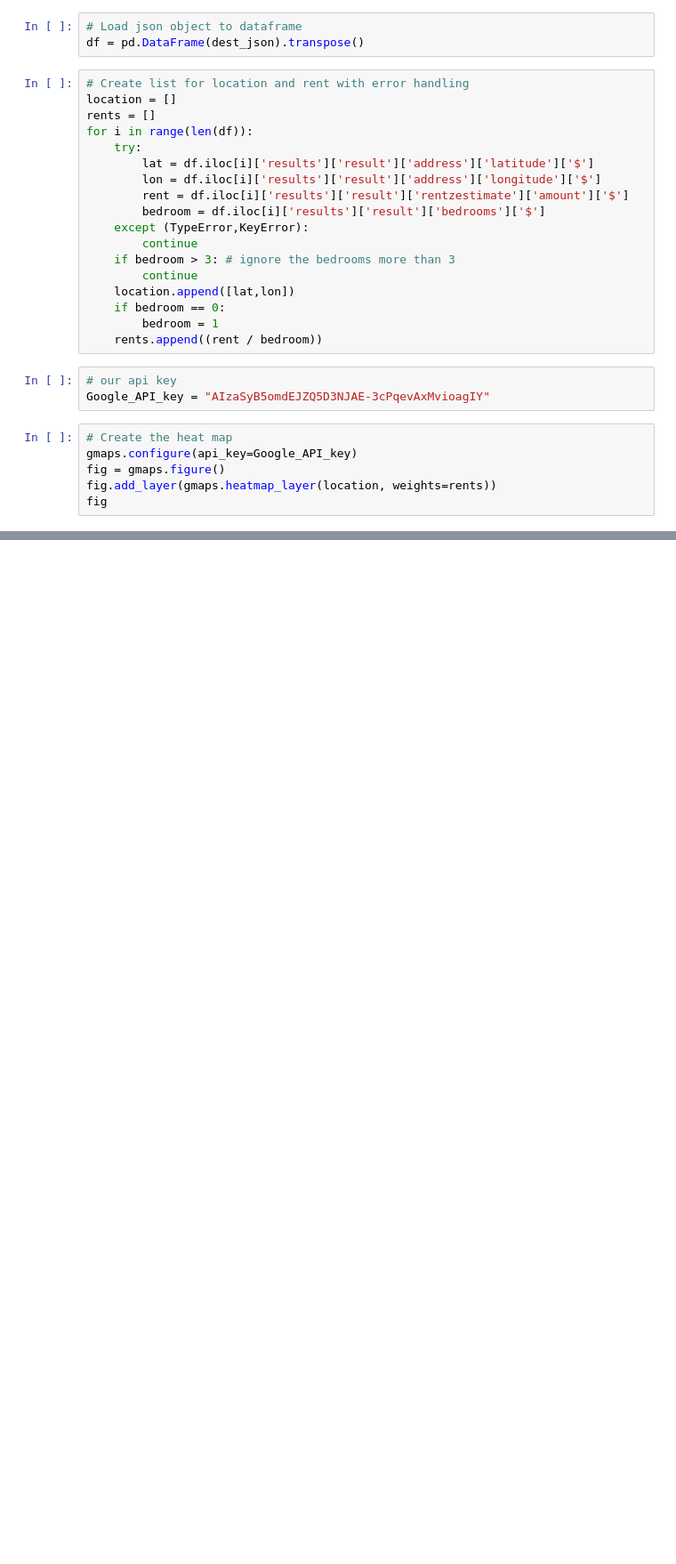
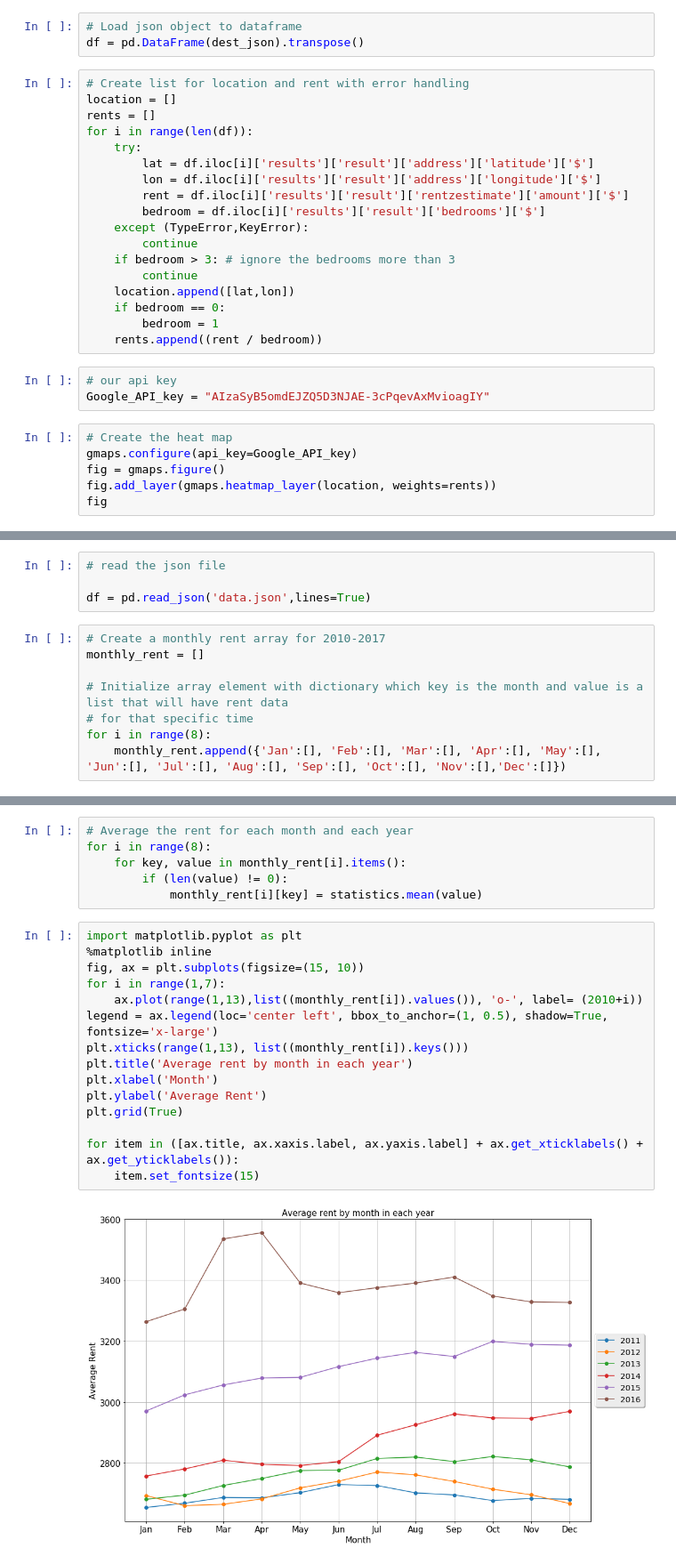
Before and after one commit to CheLinHuang/UCSD-Housing-Cost, a Jupyter notebook: FinalProject.ipynb, the cells around one changed output, grey strips where cells are left out. Shown at 89% size. Saved outputs shown, nothing was run; the diff lists cells and outputs as text; blank space fills up the shorter version.

```diff
--- a/FinalProject.ipynb
+++ b/FinalProject.ipynb
@@ -500,0 +444,12 @@ Image(filename='map.png')
+# %%
+# read the json file
+
+df = pd.read_json('data.json',lines=True)
+# %%
+# Create a monthly rent array for 2010-2017
+monthly_rent = []
+
+# Initialize array element with dictionary which key is the month and value is a list that will have rent data
+# for that specific time
+for i in range(8):
+    monthly_rent.append({'Jan':[], 'Feb':[], 'Mar':[], 'Apr':[], 'May':[], 'Jun':[], 'Jul':[], 'Aug':[], 'Sep':[], 'Oct':[], 'Nov':[],'Dec':[]})
@@ -500,0 +481,23 @@ Image(filename='map.png')
+# %%
+# Average the rent for each month and each year
+for i in range(8):
+    for key, value in monthly_rent[i].items():
+        if (len(value) != 0):
+            monthly_rent[i][key] = statistics.mean(value)
+# %%
+import matplotlib.pyplot as plt
+%matplotlib inline
+fig, ax = plt.subplots(figsize=(15, 10))
+for i in range(1,7):
+    ax.plot(range(1,13),list((monthly_rent[i]).values()), 'o-', label= (2010+i))
+legend = ax.legend(loc='center left', bbox_to_anchor=(1, 0.5), shadow=True, fontsize='x-large')
+plt.xticks(range(1,13), list((monthly_rent[i]).keys()))
+plt.title('Average rent by month in each year')
+plt.xlabel('Month')
+plt.ylabel('Average Rent')
+plt.grid(True)
+
+for item in ([ax.title, ax.xaxis.label, ax.yaxis.label] + ax.get_xticklabels() + ax.get_yticklabels()):
+    item.set_fontsize(15)
+# %% [output]
+[figure, added]
```
Also changed, not shown: parts of 24 cells of this notebook, 1 other file.
